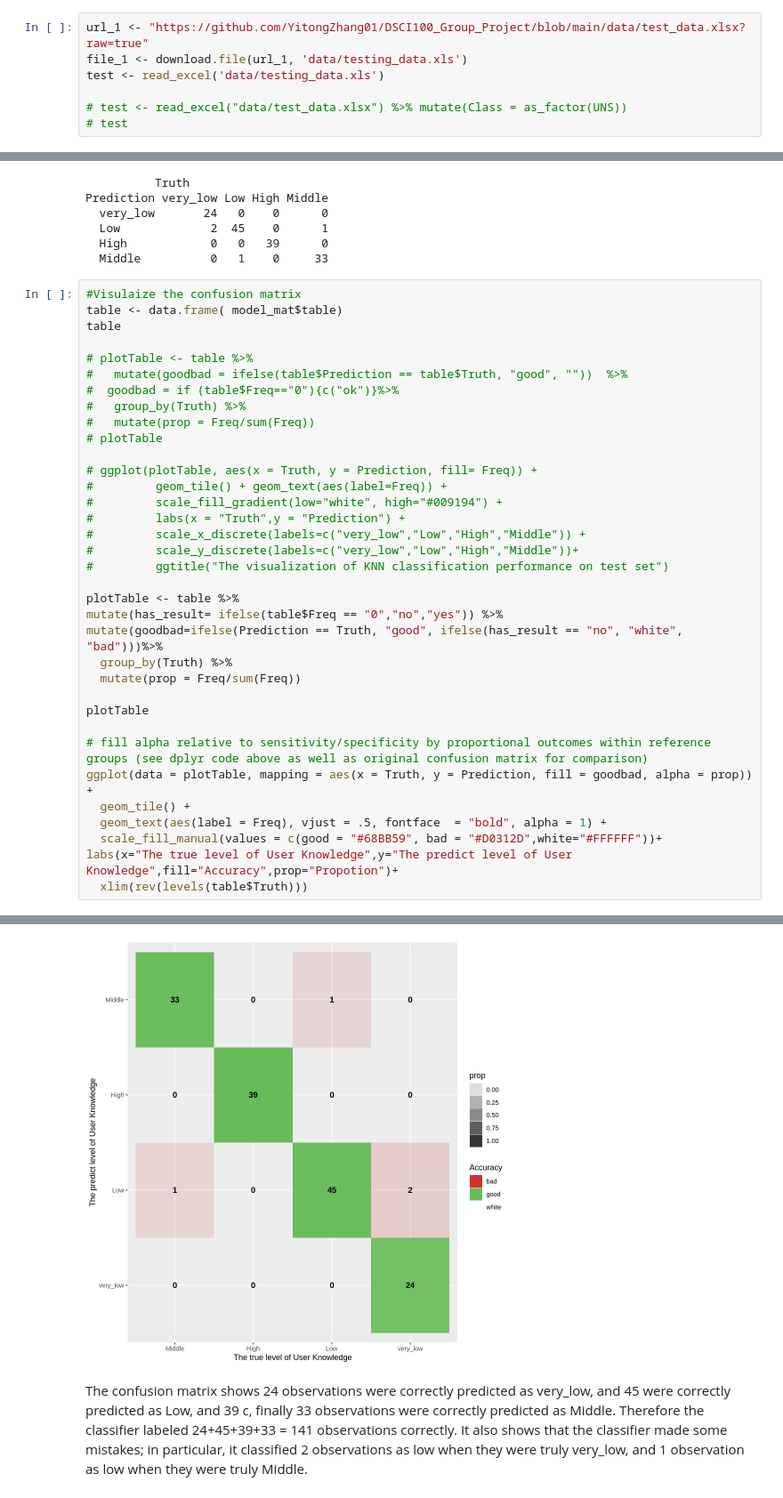
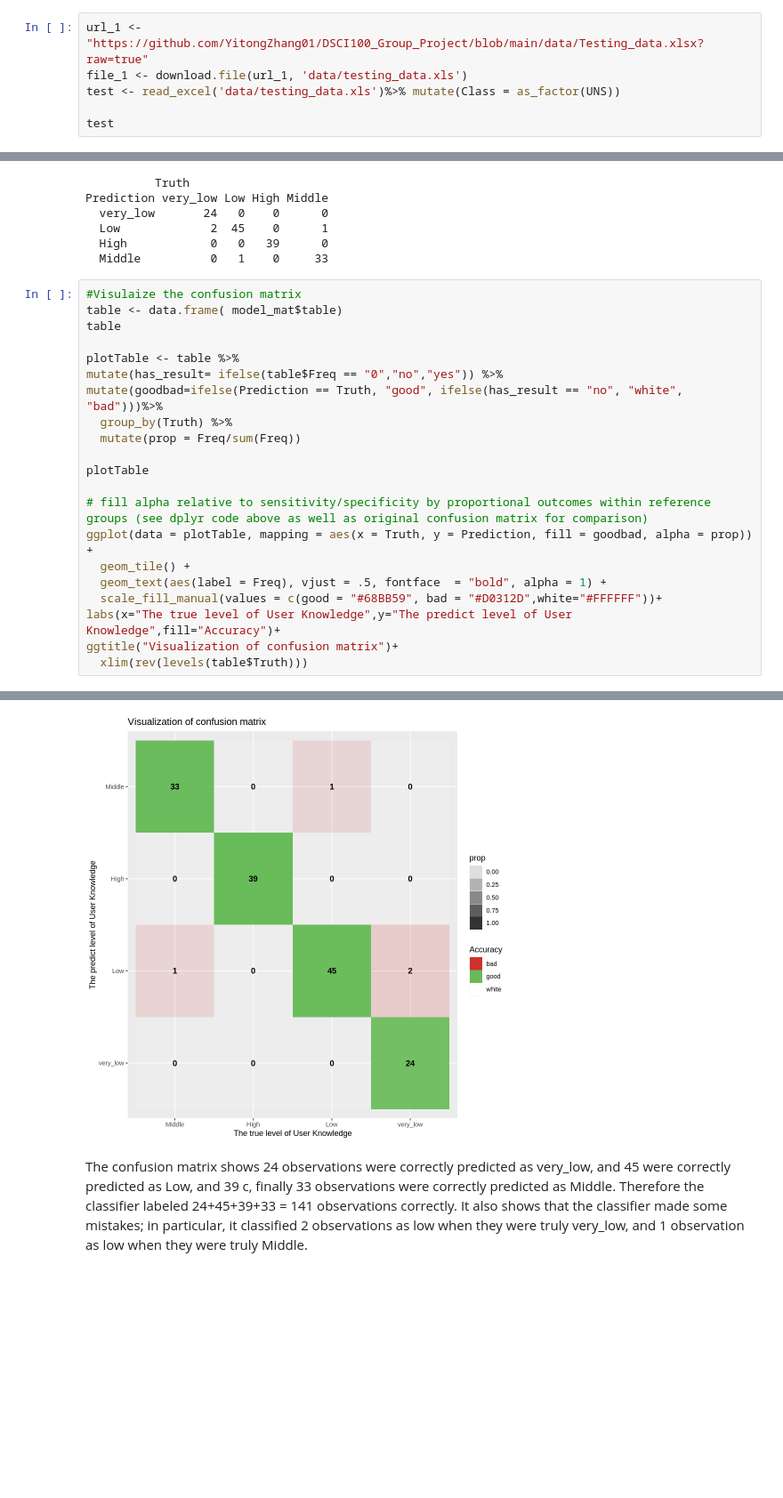
Before and after one commit to YitongZhang01/User-Knowledg-Level-Modelling-and-Analysis, a Jupyter notebook: group_project.ipynb, the cells around one changed output, grey strips where cells are left out. Shown at 89% size. Saved outputs shown, nothing was run; the diff lists cells and outputs as text; blank space fills up the shorter version.

```diff
--- a/group_project.ipynb
+++ b/group_project.ipynb
@@ -234,12 +225,11 @@ Minimal misclassification: 0.04263566
 Best kernel: rectangular
 Best k: 5
 # %%
-url_1 <- "https://github.com/YitongZhang01/DSCI100_Group_Project/blob/main/data/test_data.xlsx?raw=true"
+url_1 <- "https://github.com/YitongZhang01/DSCI100_Group_Project/blob/main/data/Testing_data.xlsx?raw=true"
 file_1 <- download.file(url_1, 'data/testing_data.xls')
-test <- read_excel('data/testing_data.xls')
+test <- read_excel('data/testing_data.xls')%>% mutate(Class = as_factor(UNS))
 
-# test <- read_excel("data/test_data.xlsx") %>% mutate(Class = as_factor(UNS))
-# test
+test
 # %% [output]
 ERROR: Error:
   filepath: /home/jupyter/Group_project/DSCI100_Group_Project/data/testing_data.xls
@@ -287,21 +277,6 @@ Prediction very_low Low High Middle
 #Visulaize the confusion matrix
 table <- data.frame( model_mat$table)
 table
-
-# plotTable <- table %>%
-#   mutate(goodbad = ifelse(table$Prediction == table$Truth, "good", ""))  %>%
-#  goodbad = if (table$Freq=="0"){c("ok")}%>%
-#   group_by(Truth) %>%
-#   mutate(prop = Freq/sum(Freq))
-# plotTable
-
-# ggplot(plotTable, aes(x = Truth, y = Prediction, fill= Freq)) +
-#         geom_tile() + geom_text(aes(label=Freq)) +
-#         scale_fill_gradient(low="white", high="#009194") +
-#         labs(x = "Truth",y = "Prediction") +
-#         scale_x_discrete(labels=c("very_low","Low","High","Middle")) +
-#         scale_y_discrete(labels=c("very_low","Low","High","Middle"))+
-#         ggtitle("The visualization of KNN classification performance on test set")
 
 plotTable <- table %>%
 mutate(has_result= ifelse(table$Freq == "0","no","yes")) %>%
@@ -311,35 +286,36 @@ mutate(goodbad=ifelse(Prediction == Truth, "good", ifelse(has_result == "no", "w
 
 plotTable
 
 # fill alpha relative to sensitivity/specificity by proportional outcomes within reference groups (see dplyr code above as well as original confusion matrix for comparison)
 ggplot(data = plotTable, mapping = aes(x = Truth, y = Prediction, fill = goodbad, alpha = prop)) +
   geom_tile() +
   geom_text(aes(label = Freq), vjust = .5, fontface  = "bold", alpha = 1) +
   scale_fill_manual(values = c(good = "#68BB59", bad = "#D0312D",white="#FFFFFF"))+
-labs(x="The true level of User Knowledge",y="The predict level of User Knowledge",fill="Accuracy",prop="Propotion")+
+labs(x="The true level of User Knowledge",y="The predict level of User Knowledge",fill="Accuracy")+
+ggtitle("Visualization of confusion matrix")+
   xlim(rev(levels(table$Truth)))
 # %% [output]
 A data.frame: 16 × 3
 | Prediction | Truth | Freq |
 | <fct> | <fct> | <int> |
 | very_low | very_low | 24 |
 | Low | very_low | 2 |
 | High | very_low | 0 |
 | ⋮ | ⋮ | ⋮ |
 | Low | Middle | 1 |
 | High | Middle | 0 |
 | Middle | Middle | 33 |
 A grouped_df: 16 × 6
 | Prediction | Truth | Freq | has_result | goodbad | prop |
 | <fct> | <fct> | <int> | <chr> | <chr> | <dbl> |
 | very_low | very_low | 24 | yes | good | 0.92307692 |
 | Low | very_low | 2 | yes | bad | 0.07692308 |
 | High | very_low | 0 | no | white | 0.00000000 |
 | ⋮ | ⋮ | ⋮ | ⋮ | ⋮ | ⋮ |
 | Low | Middle | 1 | yes | bad | 0.02941176 |
 | High | Middle | 0 | no | white | 0.00000000 |
 | Middle | Middle | 33 | yes | good | 0.97058824 |
-[figure, old version]
+[figure, new version]
 # %% [markdown]
 The confusion matrix shows 24 observations were correctly predicted as very_low, and 45 were correctly predicted as Low, and 39 c, finally 33 observations were correctly predicted as Middle. Therefore the classifier labeled 24+45+39+33 = 141 observations correctly. It also shows that the classifier made some mistakes; in particular, it classified 2 observations as low when they were truly very_low, and 1 observation as low when they were truly Middle.
 # %% [markdown]
```
Also changed, not shown: parts of 3 cells of this notebook.
